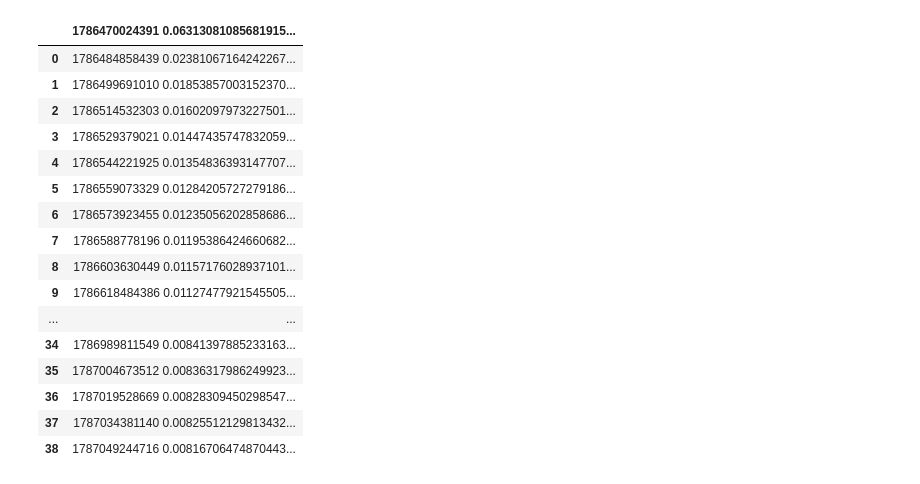
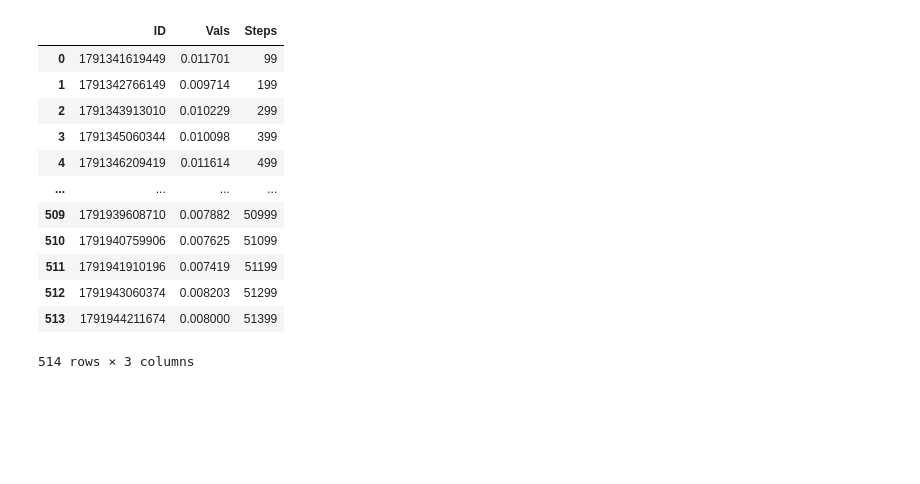
Before and after one commit to metno/ocean-ai, a Jupyter notebook: plot/master/overfitting_analysis/overfitting_analysis.ipynb, the cells around one changed output. Drawn from its saved outputs; the diff is of its cells as text; code cells hidden in the pictures; blank space fills up the shorter version.

```diff
--- a/plot/master/overfitting_analysis/overfitting_analysis.ipynb
+++ b/plot/master/overfitting_analysis/overfitting_analysis.ipynb
@@ -4,13 +4,12 @@ import matplotlib.pyplot as plt
 import pandas as pd
 # %%
 #Importing one of the results:
-filepath = '/lustre/storeB/project/fou/hi/foccus/experiments/benchmark/logs/mlflow/373674504653063552/ad83347a4e664d9397d6600f4102ab84/metrics'
+filepath = '/lustre/storeB/project/fou/hi/foccus/experiments/rollout-benchmark/lr3.5e6-rs3-i0-m3/logs/mlflow/124883160109034645/aa8859acb07a4d23a8b65eb2997064d0/metrics'
 """
 For an overfitting analysis - we focus on the validation and training loss, with epochs on the x-axis. We will be importing the relevant metrics only for simplicity
 I believe the metrics are given as: ['ID', 'Vals', 'Steps']
 """
-epochs_0 = pd.read_csv(f'{filepath}/epoch', header = 0)
-val_loss_epoch_0 = pd.read_csv(f'{filepath}/val_multi_dataset_loss_epoch', header = 0)
-train_loss_epoch_0 = pd.read_csv(f'{filepath}/train_multi_dataset_loss_epoch', header = 0)
-
-epochs = epochs_0.columns = ['ID', 'Vals', 'Steps']
+n = ['ID', 'Vals', 'Steps']
+epochs_0 = pd.read_csv(f'{filepath}/epoch', header = None, sep = r"\s+", names = n)
+val_loss_epoch_0 = pd.read_csv(f'{filepath}/val_multi_dataset_loss_step', header = None, sep = r"\s+", names = n)
+train_loss_epoch_0 = pd.read_csv(f'{filepath}/train_multi_dataset_loss_step', header = None , sep = r"\s+", names = n)
@@ -55,20 +48,16 @@ val_loss_epoch
 # %%
-train_loss_epoch
+train_loss_epoch_0
 # %% [output]
-|  | 1786470024391 0.06313081085681915... |
-| 0 | 1786484858439 0.02381067164242267... |
-| 1 | 1786499691010 0.01853857003152370... |
-| 2 | 1786514532303 0.01602097973227501... |
-| 3 | 1786529379021 0.01447435747832059... |
-| 4 | 1786544221925 0.01354836393147707... |
-| 5 | 1786559073329 0.01284205727279186... |
-| 6 | 1786573923455 0.01235056202858686... |
-| 7 | 1786588778196 0.01195386424660682... |
-| 8 | 1786603630449 0.01157176028937101... |
-| 9 | 1786618484386 0.01127477921545505... |
-| ... | ... |
-| 34 | 1786989811549 0.00841397885233163... |
-| 35 | 1787004673512 0.00836317986249923... |
-| 36 | 1787019528669 0.00828309450298547... |
-| 37 | 1787034381140 0.00825512129813432... |
-| 38 | 1787049244716 0.00816706474870443... |
+|  | ID | Vals | Steps |
+| 0 | 1791341619449 | 0.011701 | 99 |
+| 1 | 1791342766149 | 0.009714 | 199 |
+| 2 | 1791343913010 | 0.010229 | 299 |
+| 3 | 1791345060344 | 0.010098 | 399 |
+| 4 | 1791346209419 | 0.011614 | 499 |
+| ... | ... | ... | ... |
+| 509 | 1791939608710 | 0.007882 | 50999 |
+| 510 | 1791940759906 | 0.007625 | 51099 |
+| 511 | 1791941910196 | 0.007419 | 51199 |
+| 512 | 1791943060374 | 0.008203 | 51299 |
+| 513 | 1791944211674 | 0.008000 | 51399 |
+514 rows × 3 columns
```
Also changed, not shown: parts of 7 cells of this notebook.
